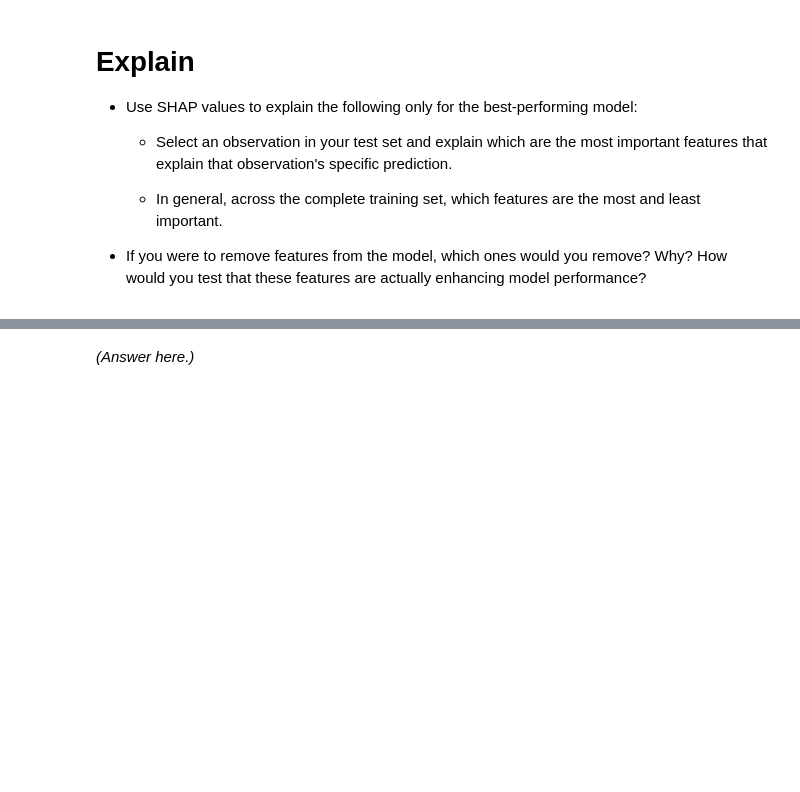
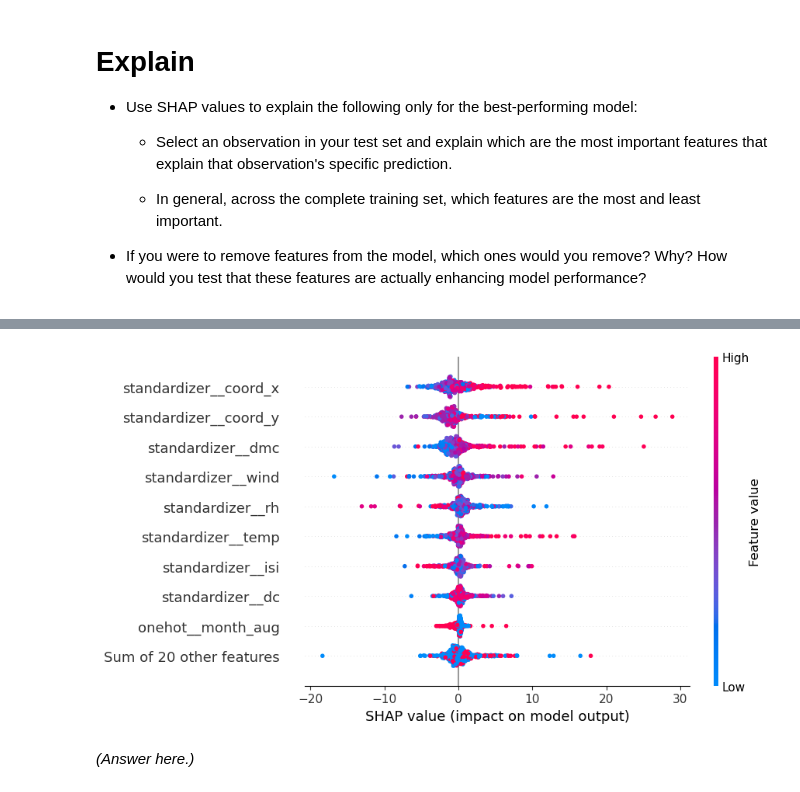
Before and after one commit to Sreeshap01/production, a Jupyter notebook: 02_activities/assignments/assignment_2.ipynb, the cells around one changed output, grey strips where cells are left out. Cells and saved outputs as stored; diff of their text form; code cells hidden in the pictures; blank space fills up the shorter version.

```diff
--- a/02_activities/assignments/assignment_2.ipynb
+++ b/02_activities/assignments/assignment_2.ipynb
@@ -596,3 +613,17 @@ with open(outpath, 'wb') as f:
+# %%
+# Perform SHAP on train
+data_transform = best_model.named_steps['preprocessing'].transform(X_train)
+data_transform
+
+explainer = shap.Explainer(
+    best_model.named_steps['regressor'].predict,
+    data_transform,
+    feature_names = best_model.named_steps['preprocessing'].get_feature_names_out())
+
+shap_values = explainer(data_transform)
+shap.plots.beeswarm(shap_values)
+# %% [output]
+[figure, added]
 # %% [markdown]
 *(Answer here.)*
 # %% [markdown]
```
Also changed, not shown: parts of 1 cell of this notebook.
